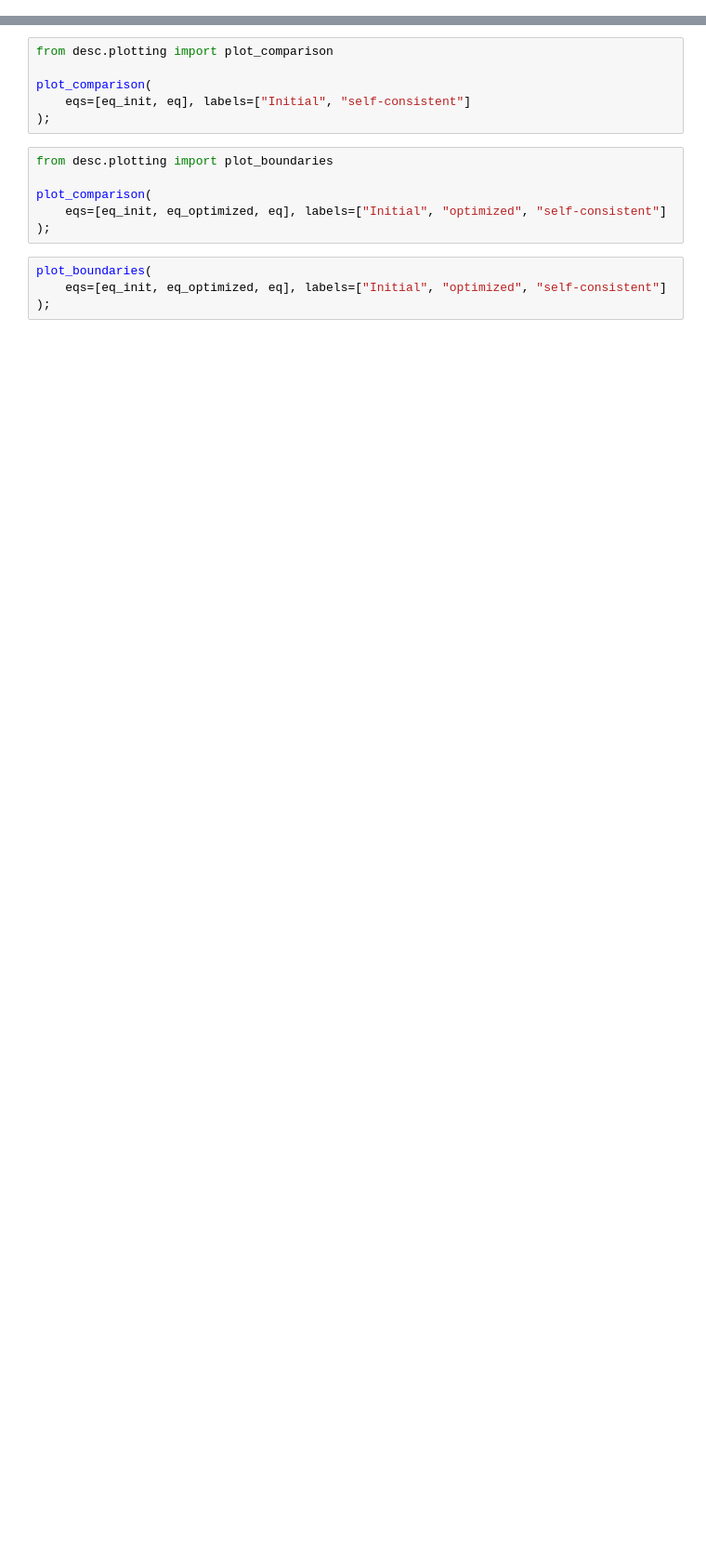
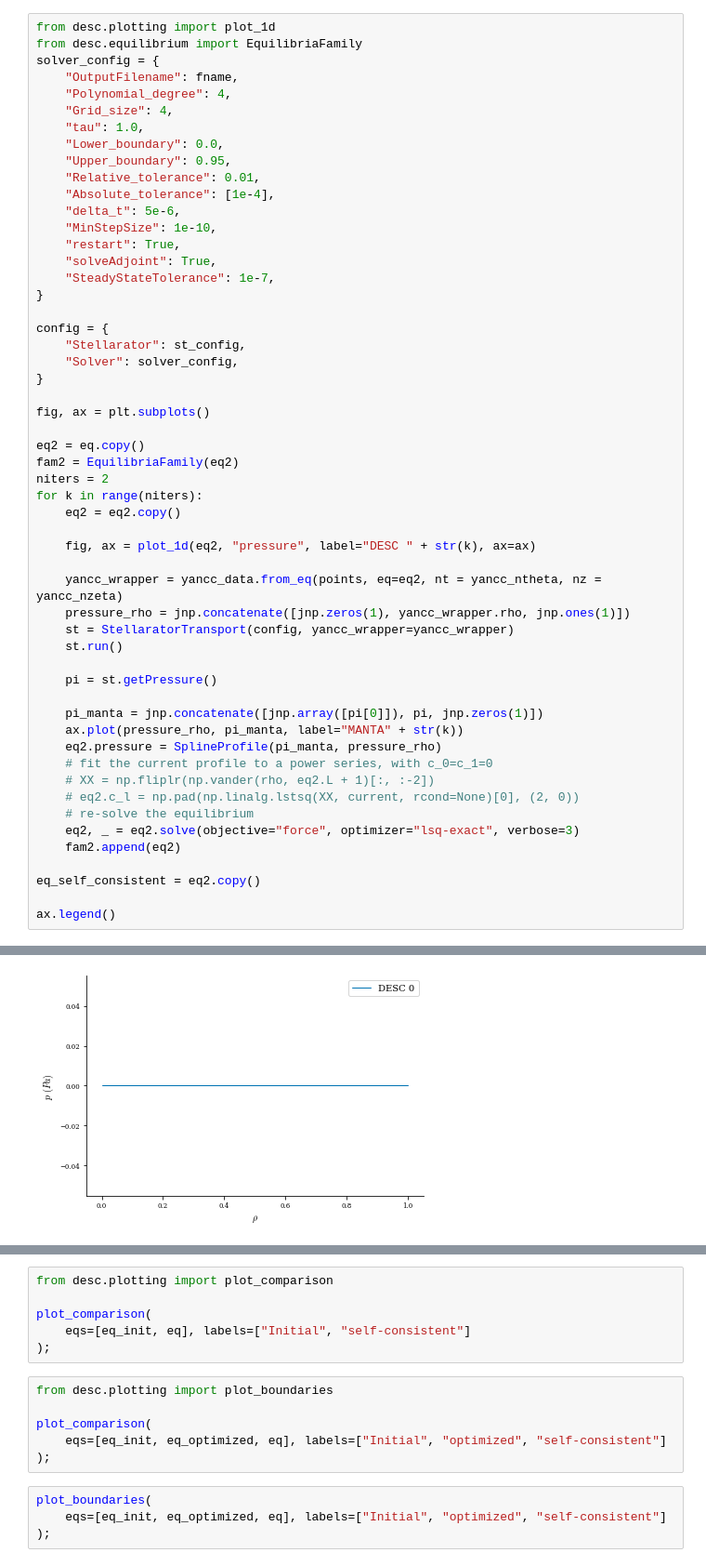
Before and after one commit to ianabel/MaNTA, a Jupyter notebook: python/desc_optimize.ipynb, the cells around one changed output, grey strips where cells are left out. Shown at 93% size. Drawn from its saved outputs; the diff is of its cells as text; blank space fills up the shorter version.

```diff
--- a/python/desc_optimize.ipynb
+++ b/python/desc_optimize.ipynb
@@ -378,0 +161,55 @@ plot_comparison(
+# %%
+from desc.plotting import plot_1d
+from desc.equilibrium import EquilibriaFamily
+solver_config = {
+    "OutputFilename": fname,
+    "Polynomial_degree": 4,
+    "Grid_size": 4,
+    "tau": 1.0,
+    "Lower_boundary": 0.0,
+    "Upper_boundary": 0.95,
+    "Relative_tolerance": 0.01,
+    "Absolute_tolerance": [1e-4],
+    "delta_t": 5e-6,
+    "MinStepSize": 1e-10,
+    "restart": True,
+    "solveAdjoint": True,
+    "SteadyStateTolerance": 1e-7,
+}
+
+config = {
+    "Stellarator": st_config,
+    "Solver": solver_config,
+}
+
+fig, ax = plt.subplots()
+
+eq2 = eq.copy()
+fam2 = EquilibriaFamily(eq2)
+niters = 2
+for k in range(niters):
+    eq2 = eq2.copy()
+
+    fig, ax = plot_1d(eq2, "pressure", label="DESC " + str(k), ax=ax)
+
+    yancc_wrapper = yancc_data.from_eq(points, eq=eq2, nt = yancc_ntheta, nz = yancc_nzeta)
+    pressure_rho = jnp.concatenate([jnp.zeros(1), yancc_wrapper.rho, jnp.ones(1)])
+    st = StellaratorTransport(config, yancc_wrapper=yancc_wrapper)
+    st.run()
+
+    pi = st.getPressure()
+
+    pi_manta = jnp.concatenate([jnp.array([pi[0]]), pi, jnp.zeros(1)])
+    ax.plot(pressure_rho, pi_manta, label="MANTA" + str(k))
+    eq2.pressure = SplineProfile(pi_manta, pressure_rho)
+    # fit the current profile to a power series, with c_0=c_1=0
+    # XX = np.fliplr(np.vander(rho, eq2.L + 1)[:, :-2])
+    # eq2.c_l = np.pad(np.linalg.lstsq(XX, current, rcond=None)[0], (2, 0))
+    # re-solve the equilibrium
+    eq2, _ = eq2.solve(objective="force", optimizer="lsq-exact", verbose=3)
+    fam2.append(eq2)
+
+eq_self_consistent = eq2.copy()
+
+ax.legend()
+# %% [output]
@@ -378,0 +227 @@ plot_comparison(
+[figure, added]
```
Also changed, not shown: parts of 19 cells of this notebook, 33 other files.
